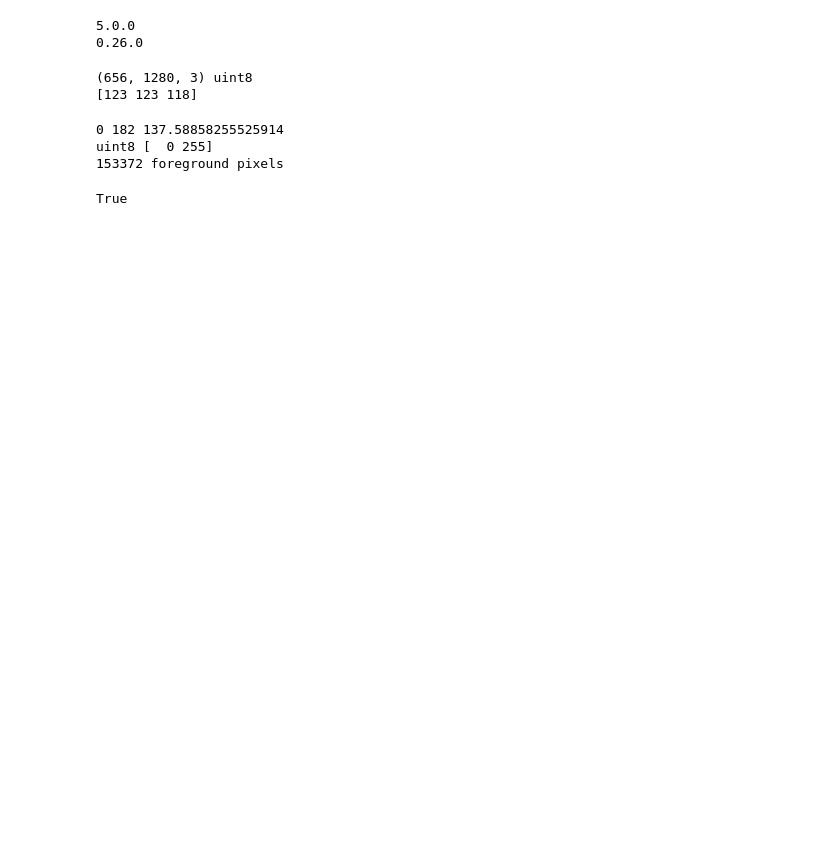
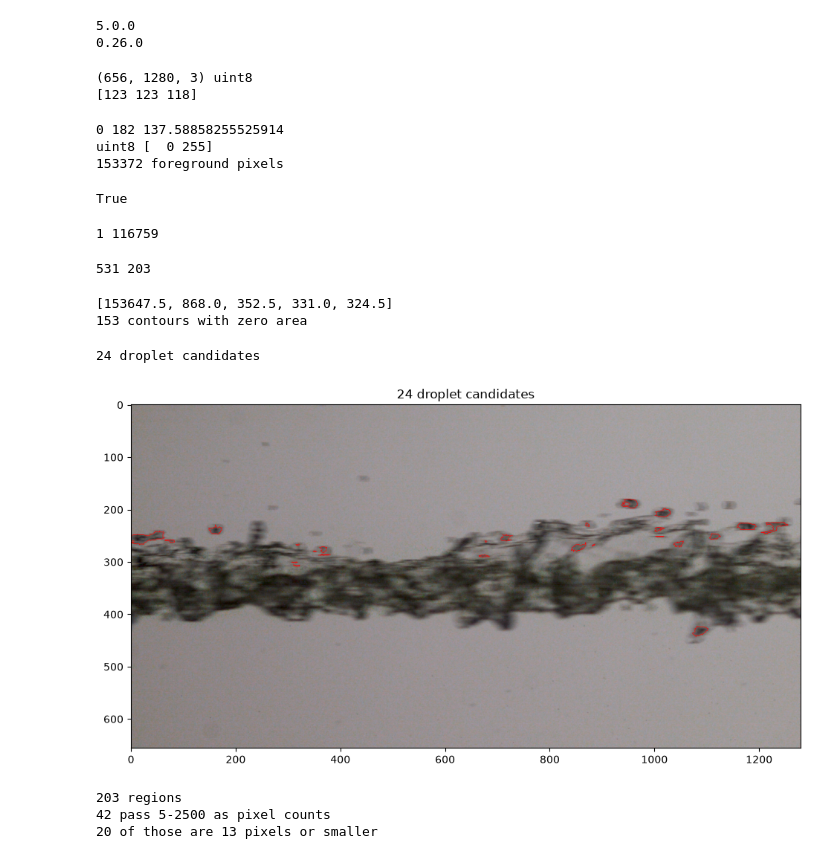
Before and after one commit to attahpt-cmyk/droplet-vision, a Jupyter notebook: notebooks/07_opencv_basics.ipynb, the cells around one changed output. Drawn from its saved outputs; the diff is of its cells as text; code cells hidden in the pictures; blank space fills up the shorter version.

```diff
--- a/notebooks/07_opencv_basics.ipynb
+++ b/notebooks/07_opencv_basics.ipynb
@@ -36,3 +36,55 @@ mask_np = red < 110
 print(np.array_equal(mask_np, mask_cv == 255))
 # %% [output]
 True
+# %%
+import matplotlib.image as mpimg
+
+img_mpl = mpimg.imread(str(image_files[0]))
+red_mpl = img_mpl[:, :, 0]
+
+diff = np.abs(red_mpl.astype(int) - red.astype(int))
+print(diff.max(), (diff > 0).sum())
+# %% [output]
+1 116759
+# %%
+contours, hierarchy = cv2.findContours(mask_cv, cv2.RETR_CCOMP, cv2.CHAIN_APPROX_NONE)
+outer = [c for c, h in zip(contours, hierarchy[0]) if h[3] == -1]
+print(len(contours), len(outer))
+# %% [output]
+531 203
+# %%
+areas = [cv2.contourArea(c) for c in outer]
+print(sorted(areas, reverse=True)[:5])
+print(sum(a == 0 for a in areas), "contours with zero area")
+# %% [output]
+[153647.5, 868.0, 352.5, 331.0, 324.5]
+153 contours with zero area
+# %%
+min_area, max_area = 5, 2500
+droplets = [c for c in outer if min_area <= cv2.contourArea(c) <= max_area]
+print(len(droplets), "droplet candidates")
+# %% [output]
+24 droplet candidates
+# %%
+import matplotlib.pyplot as plt
+
+overlay = img_cv.copy()
+cv2.drawContours(overlay, droplets, -1, (0, 0, 255), 1)
+
+plt.figure(figsize=(12, 6))
+plt.imshow(cv2.cvtColor(overlay, cv2.COLOR_BGR2RGB))
+plt.title(f"{len(droplets)} droplet candidates")
+plt.show()
+# %% [output]
+[figure, added]
+# %%
+n, labels, stats, centroids = cv2.connectedComponentsWithStats(mask_cv, connectivity=8)
+pix = stats[1:, cv2.CC_STAT_AREA]
+
+print(n - 1, "regions")
+print(((pix >= 5) & (pix <= 2500)).sum(), "pass 5-2500 as pixel counts")
+print(((pix >= 5) & (pix <= 13)).sum(), "of those are 13 pixels or smaller")
+# %% [output]
+203 regions
+42 pass 5-2500 as pixel counts
+20 of those are 13 pixels or smaller
```
Also changed, not shown: parts of 5 cells of this notebook.
